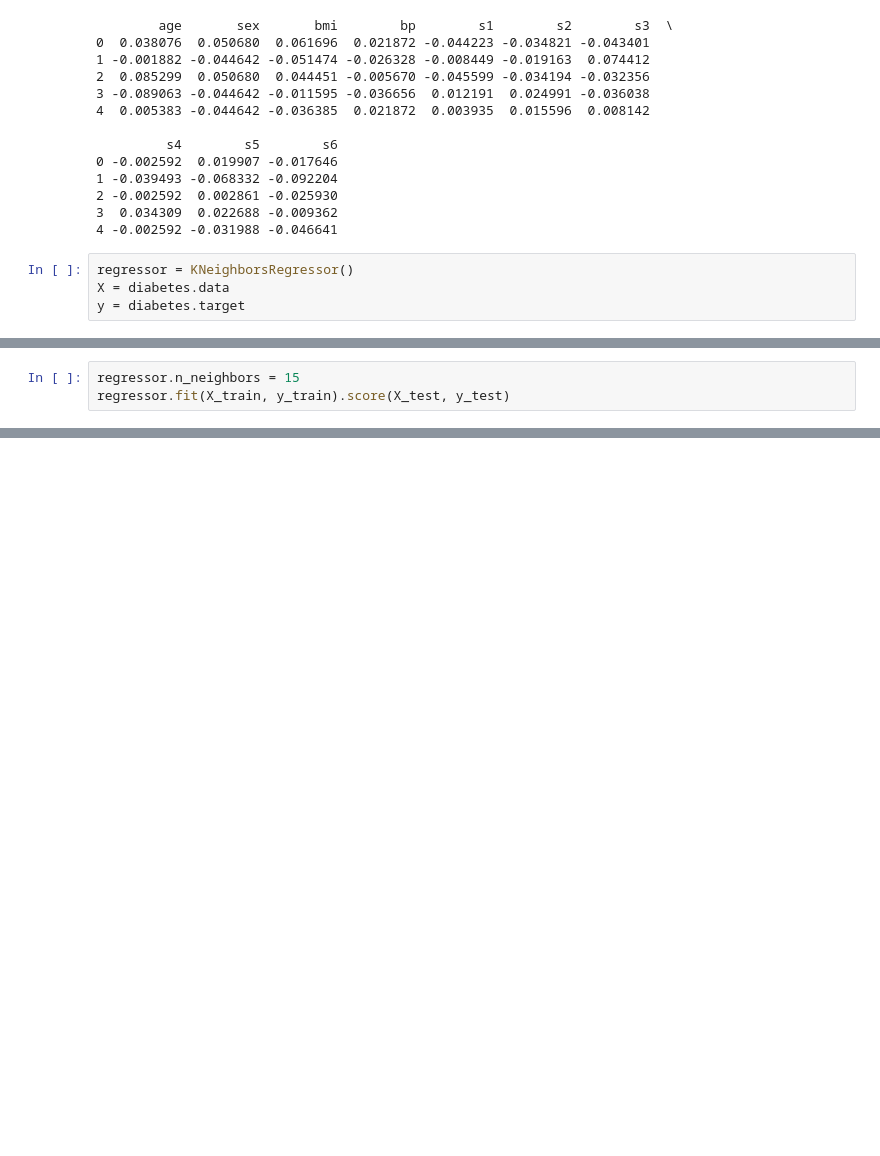
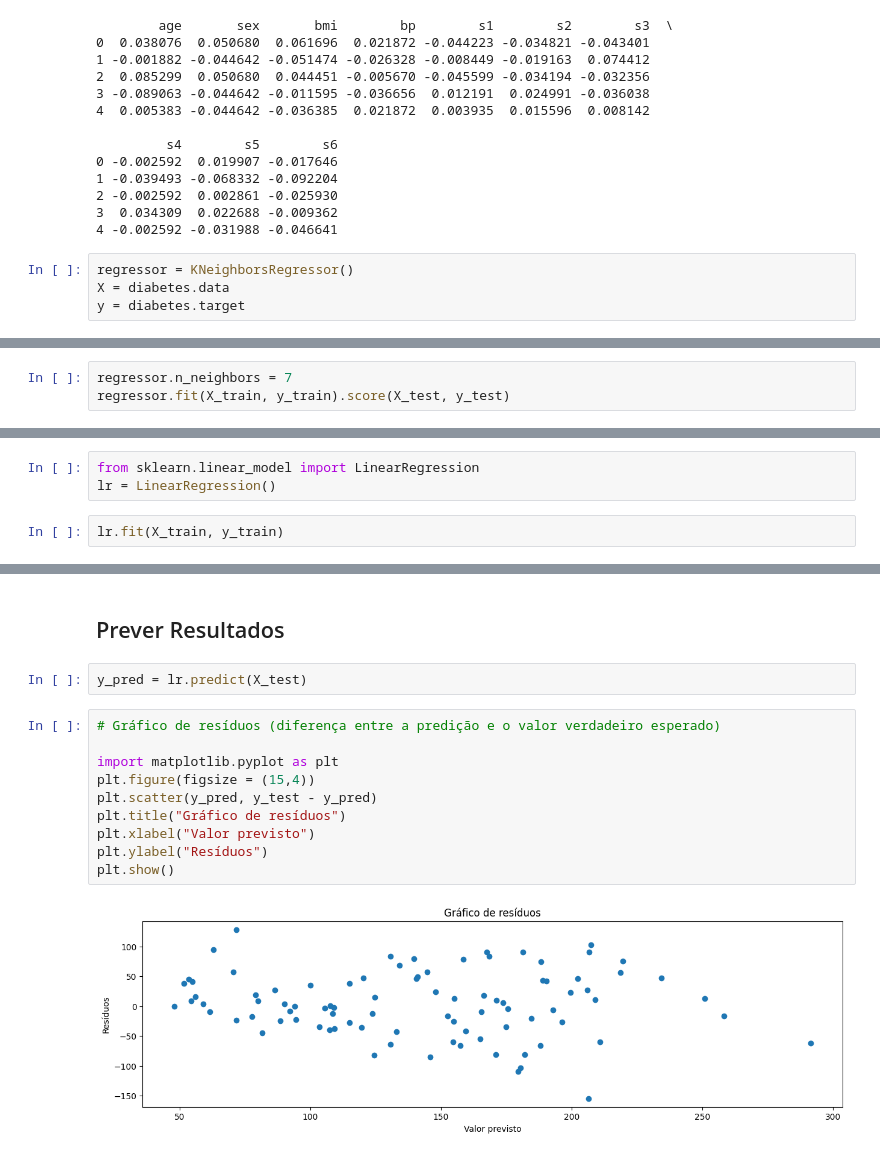
Before and after one commit to antonioanerao/jupyter-notebooks, a Jupyter notebook: ml_diabetes.ipynb, the cells around one changed output, grey strips where cells are left out. Saved outputs shown, nothing was run; the diff lists cells and outputs as text; blank space fills up the shorter version.

Commit message:
Add gráficos de previsão para dataset de diabetes e imobiliário

```diff
--- a/ml_diabetes.ipynb
+++ b/ml_diabetes.ipynb
@@ -61,4 +61,4 @@ regressor.fit(X_train, y_train).score(X_test, y_test)
 # %%
-regressor.n_neighbors = 15
+regressor.n_neighbors = 7
 regressor.fit(X_train, y_train).score(X_test, y_test)
 # %% [output]
@@ -75,0 +94,5 @@ regressor.fit(X_train, y_train).score(X_test, y_test)
+# %%
+from sklearn.linear_model import LinearRegression
+lr = LinearRegression()
+# %%
+lr.fit(X_train, y_train)
@@ -75,0 +122,16 @@ regressor.fit(X_train, y_train).score(X_test, y_test)
+# %% [markdown]
+## Prever Resultados
+# %%
+y_pred = lr.predict(X_test)
+# %%
+# Gráfico de resíduos (diferença entre a predição e o valor verdadeiro esperado)
+
+import matplotlib.pyplot as plt
+plt.figure(figsize = (15,4))
+plt.scatter(y_pred, y_test - y_pred)
+plt.title("Gráfico de resíduos")
+plt.xlabel("Valor previsto")
+plt.ylabel("Resíduos")
+plt.show()
+# %% [output]
+[figure, added]
```
Also changed, not shown: parts of 15 cells of this notebook, 1 other file.
